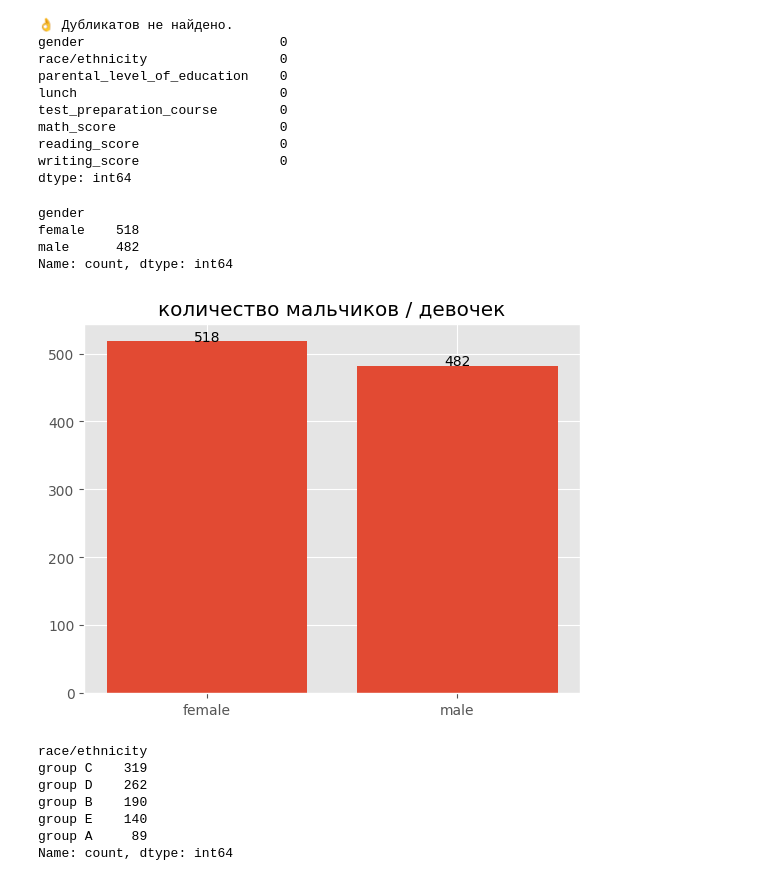
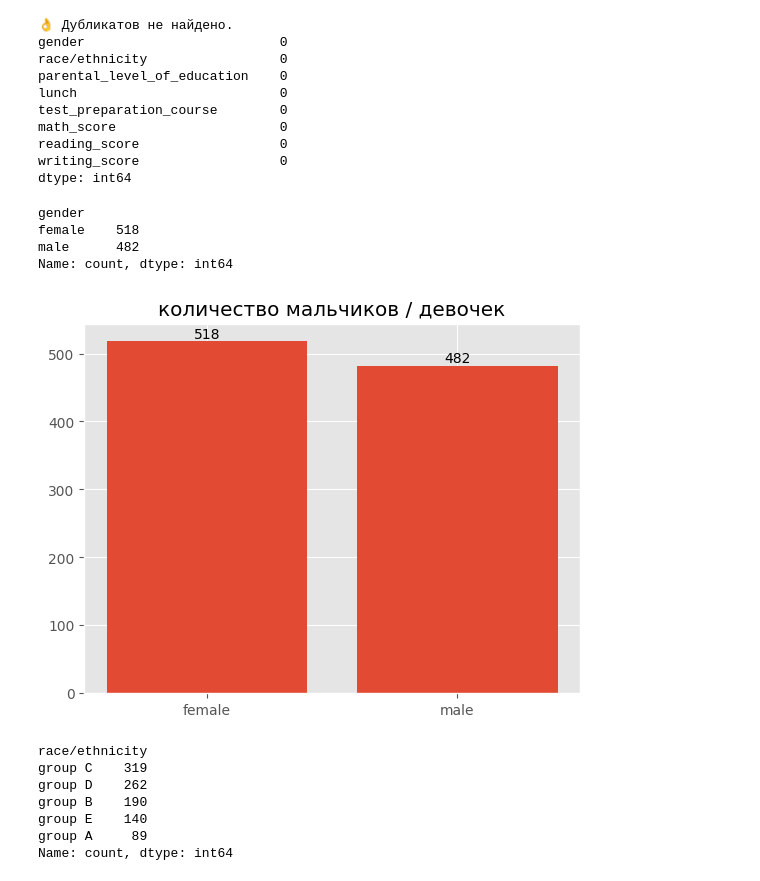
Before and after one commit to AntonLihtar/python_starter, a Jupyter notebook: padas_data1/main.ipynb, the cells around one changed output. Cells and saved outputs as stored; diff of their text form; code cells hidden in the pictures.

```diff
--- a/padas_data1/main.ipynb
+++ b/padas_data1/main.ipynb
@@ -91,24 +78,21 @@ dtype: int64
 # %%
 #визуализирую количество мальчиков / девочек
 gender_ser = students_df['gender']
 # print(gender_ser.unique())
 ob_values = gender_ser.value_counts()
 print(ob_values)
 
-categories = ob_values.index
-values = ob_values.values
-
-plt.bar(categories, values)
-for i, v in enumerate(values):
-    plt.text(i, v + 0.2, str(v), ha='center')
+plt.bar(ob_values.index, ob_values.values)
+for i, v in enumerate(ob_values.values):
+    plt.text(i, v + 5, str(v), ha='center')
 plt.title('количество мальчиков / девочек')
 plt.show()
 # %% [output]
 gender
 female    518
 male      482
 Name: count, dtype: int64
-[figure, old version]
+[figure, new version]
 # %%
 #соотношение расс в процентах
 gender_ser = students_df['race/ethnicity']
```
Also changed, not shown: parts of 7 cells of this notebook.
